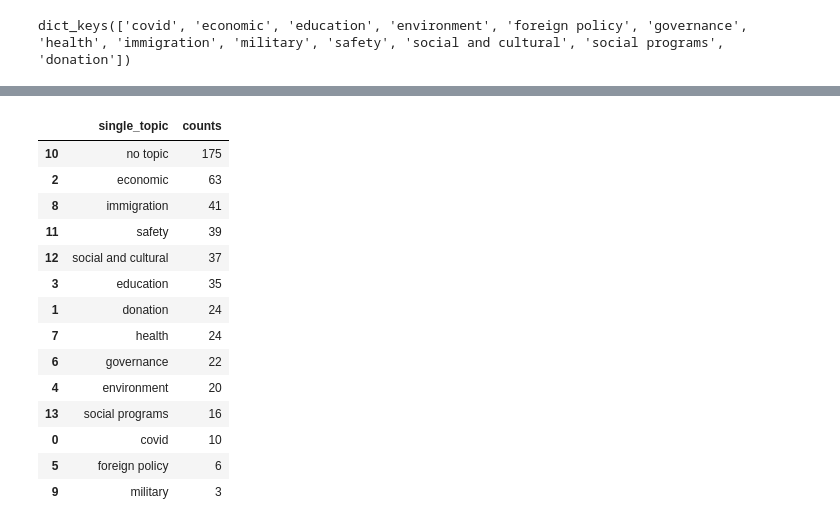
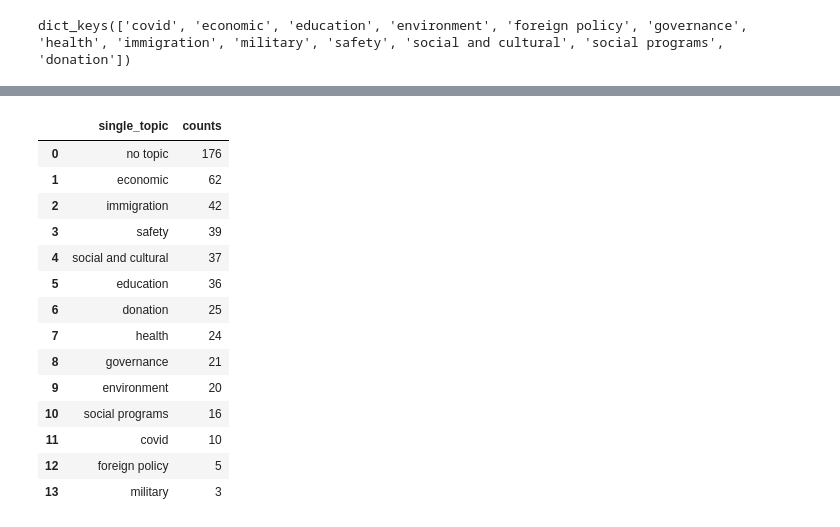
Before and after one commit to sfchronicle/ml-political-ads, a Jupyter notebook: ads_anaylsis_TX.ipynb, the cells around one changed output, grey strips where cells are left out. Saved outputs shown, nothing was run; the diff lists cells and outputs as text; code cells hidden in the pictures.

```diff
--- a/ads_anaylsis_TX.ipynb
+++ b/ads_anaylsis_TX.ipynb
@@ -100,17 +102,21 @@ if df_text['text'].isnull().sum():
 # %% [output]
 16
 # %%
-# function that filter the urls and symbols in the text
-def filter_text(x):
-    url = 'http[s]?://\S+'
-    x = re.sub(url,'',x)
-    x = re.sub("[^\w\s]",' ',x) # filter symbols
-    x = re.sub("\s+",' ',x)
-
-    ls=[w.lower() for w in x.split()]
-
-    return ' '.join(ls)
+# function that filter the urls and symbols in the text, and remove duplicated ads
+def clean_text(df_text):
+    def filter_text(x):
+        url = 'http[s]?://\S+'
+        x = re.sub(url,'',x)
+        x = re.sub("[^\w\s]",' ',x) # filter symbols
+        x = re.sub("\s+",' ',x)
+        ls=[w.lower() for w in x.split()]
+        return ' '.join(ls)
+    df_text['text'] = df_text['text'].astype(str).apply(lambda x: filter_text(x))
+    df_text['text'] = df_text['text'].replace('/u0026', ' ')
+    df_text.drop_duplicates(subset = 'text',keep = 'first', inplace = True)
+    df_text.reset_index(drop = True,inplace = True)
+    return df_text
 # %%
-df_text['text'] = df_text['text'].astype(str).apply(lambda x: filter_text(x))
-df_text.head()
+df_text = clean_text(df_text)
+df_text.info()
 # %% [output]
@@ -128,5 +147,0 @@ See the caveats in the documentation: https://pandas.pydata.org/pandas-docs/stab
-# %%
-# remove duplicated rows
-df_text.drop_duplicates(subset = 'text',keep = 'first',inplace = True)
-df_text.reset_index(inplace = True,drop = True)
-df_text.head()
@@ -243,29 +234,31 @@ See the caveats in the documentation: https://pandas.pydata.org/pandas-docs/stab
 # %%
  df_text.to_csv('ad_tx.csv')
 # %%
-def count_tag(df_text):
+def count_topic(df_text):
     df_tag = df_text['m_label'].value_counts().rename_axis('topics').reset_index(name='counts')
     df_tag = df_tag.assign(single_topic=df_tag['topics'].str.split(',')).explode('single_topic').reset_index(drop = True)
     df_tag = df_tag.groupby('single_topic').sum().reset_index().sort_values(by = 'counts', ascending = False)
+    df_tag.reset_index(drop = True, inplace = True)
     return df_tag
 # %%
-count_tag(df_text)
+text_topic = count_topic(df_text)
+text_topic
 # %% [output]
 |  | single_topic | counts |
-| 10 | no topic | 175 |
-| 2 | economic | 63 |
-| 8 | immigration | 41 |
-| 11 | safety | 39 |
-| 12 | social and cultural | 37 |
-| 3 | education | 35 |
-| 1 | donation | 24 |
+| 0 | no topic | 176 |
+| 1 | economic | 62 |
+| 2 | immigration | 42 |
+| 3 | safety | 39 |
+| 4 | social and cultural | 37 |
+| 5 | education | 36 |
+| 6 | donation | 25 |
 | 7 | health | 24 |
-| 6 | governance | 22 |
-| 4 | environment | 20 |
-| 13 | social programs | 16 |
-| 0 | covid | 10 |
-| 5 | foreign policy | 6 |
-| 9 | military | 3 |
+| 8 | governance | 21 |
+| 9 | environment | 20 |
+| 10 | social programs | 16 |
+| 11 | covid | 10 |
+| 12 | foreign policy | 5 |
+| 13 | military | 3 |
 # %%
 def count_word(df_text):
     df_words = df_text['words'].value_counts().rename_axis('words').reset_index(name='counts')
```
Also changed, not shown: parts of 21 cells of this notebook.
